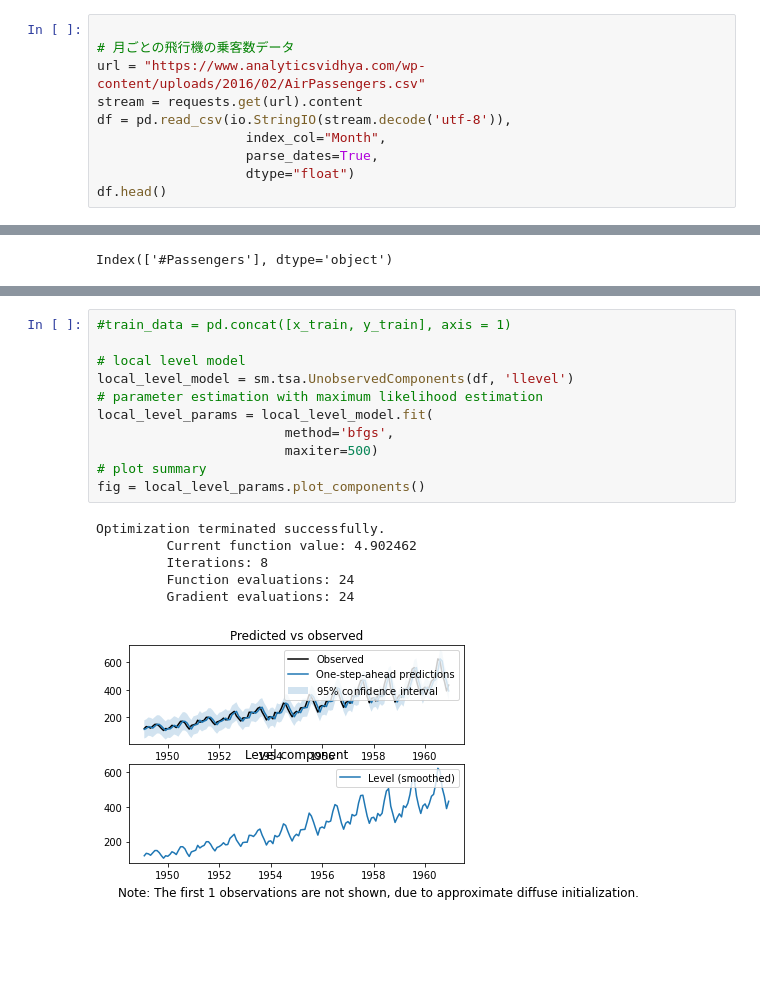
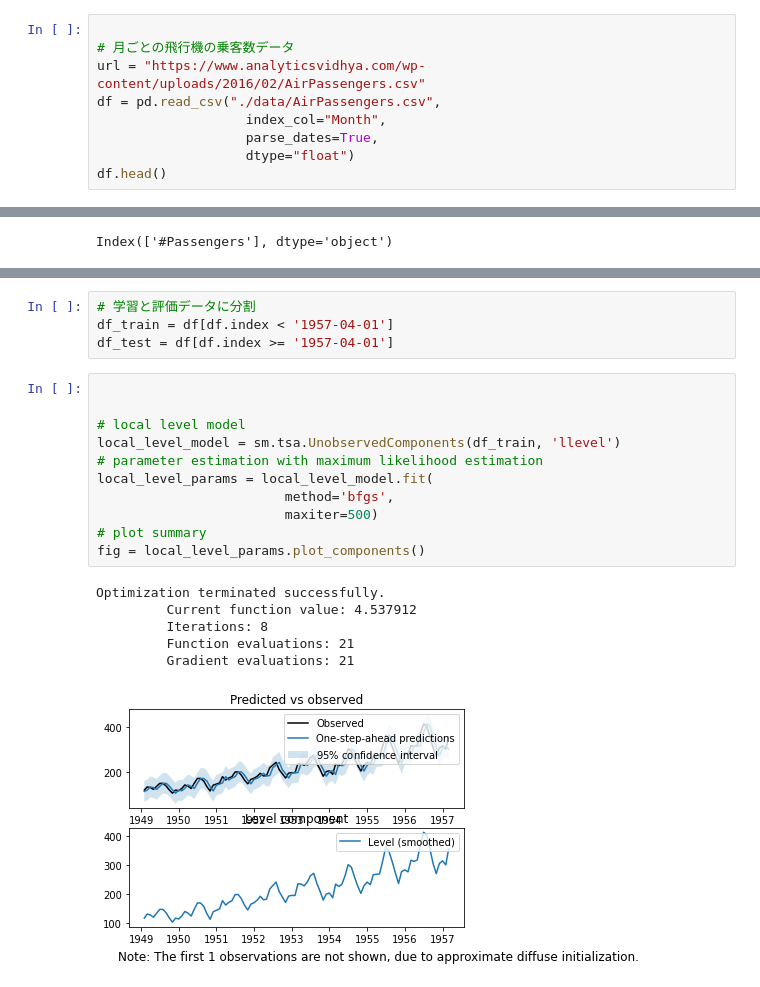
Before and after one commit to miwamasa/DataScience2022, a Jupyter notebook: notebooks/lecture11.ipynb, the cells around one changed output, grey strips where cells are left out. Saved outputs shown, nothing was run; the diff lists cells and outputs as text; blank space fills up the shorter version.

```diff
--- a/notebooks/lecture11.ipynb
+++ b/notebooks/lecture11.ipynb
@@ -15,8 +25,7 @@ import statsmodels.api as sm
 
 # 月ごとの飛行機の乗客数データ
 url = "https://www.analyticsvidhya.com/wp-content/uploads/2016/02/AirPassengers.csv"
-stream = requests.get(url).content
-df = pd.read_csv(io.StringIO(stream.decode('utf-8')),
+df = pd.read_csv("./data/AirPassengers.csv",
                    index_col="Month",
                    parse_dates=True,
                    dtype="float")
@@ -68,18 +50,22 @@ x_train,y_train
+# %%
+# 学習と評価データに分割
+df_train = df[df.index < '1957-04-01']
+df_test = df[df.index >= '1957-04-01']
 # %%
-#train_data = pd.concat([x_train, y_train], axis = 1)
+
 
 # local level model
-local_level_model = sm.tsa.UnobservedComponents(df, 'llevel')
+local_level_model = sm.tsa.UnobservedComponents(df_train, 'llevel')
 # parameter estimation with maximum likelihood estimation
 local_level_params = local_level_model.fit(
                         method='bfgs',
                         maxiter=500)
 # plot summary
 fig = local_level_params.plot_components()
 # %% [output]
 Optimization terminated successfully.
-         Current function value: 4.902462
+         Current function value: 4.537912
          Iterations: 8
-         Function evaluations: 24
-         Gradient evaluations: 24
+         Function evaluations: 21
+         Gradient evaluations: 21
-[figure, old version]
+[figure, new version]
```
Also changed, not shown: parts of 6 cells of this notebook, 1 other file.
